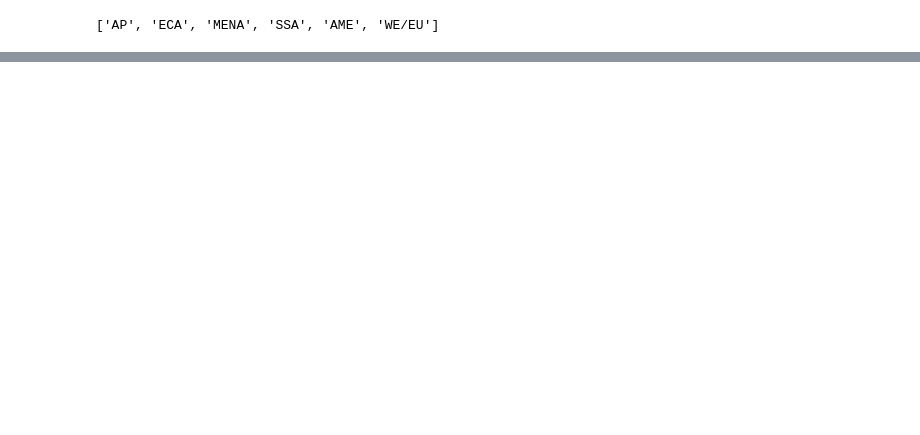
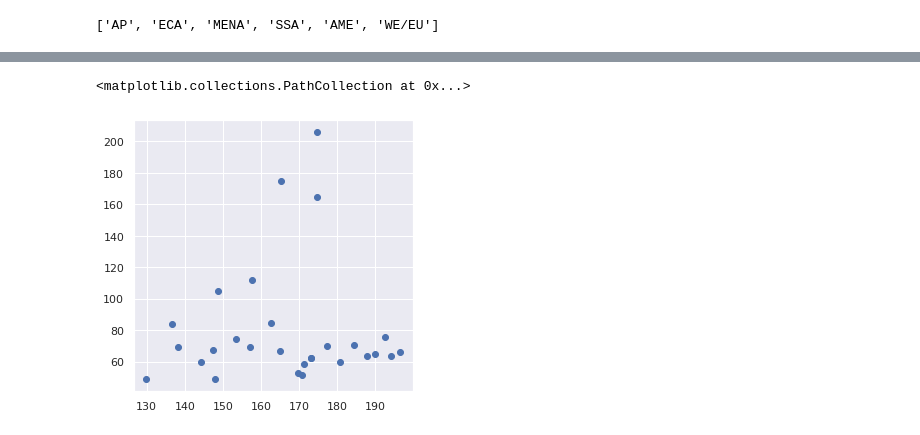
Before and after one commit to Trickster2038/BMSTU-M2-ML-METHODS, a Jupyter notebook: hw1/hw1.ipynb, the cells around one changed output, grey strips where cells are left out. Saved outputs shown, nothing was run; the diff lists cells and outputs as text; code cells hidden in the pictures; blank space fills up the shorter version.

```diff
--- a/hw1/hw1.ipynb
+++ b/hw1/hw1.ipynb
@@ -329,0 +412,4 @@ df_box.boxplot()
+# %%
+# минимальная корреляция (с учетом знака)
+min_corr_key = df_aapl.idxmin()[0]
+min_corr_key
@@ -329,0 +442,6 @@ df_box.boxplot()
+# %%
+# диаграмма разброса с min corr (с учетом знака)
+plt.scatter (df2["AAPL"], df2[min_corr_key])
+# %% [output]
+<matplotlib.collections.PathCollection at 0x...>
+[figure, added]
```
Also changed, not shown: parts of 23 cells of this notebook, 25 other files.
